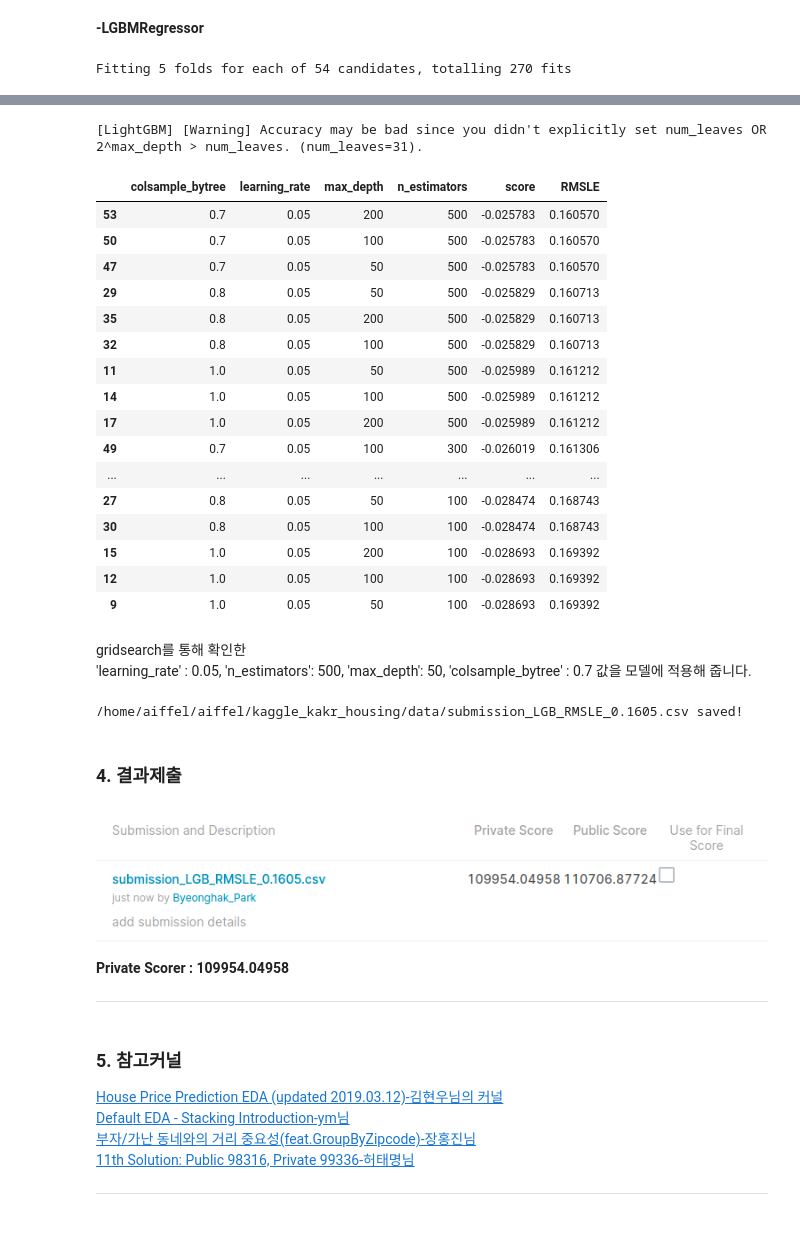
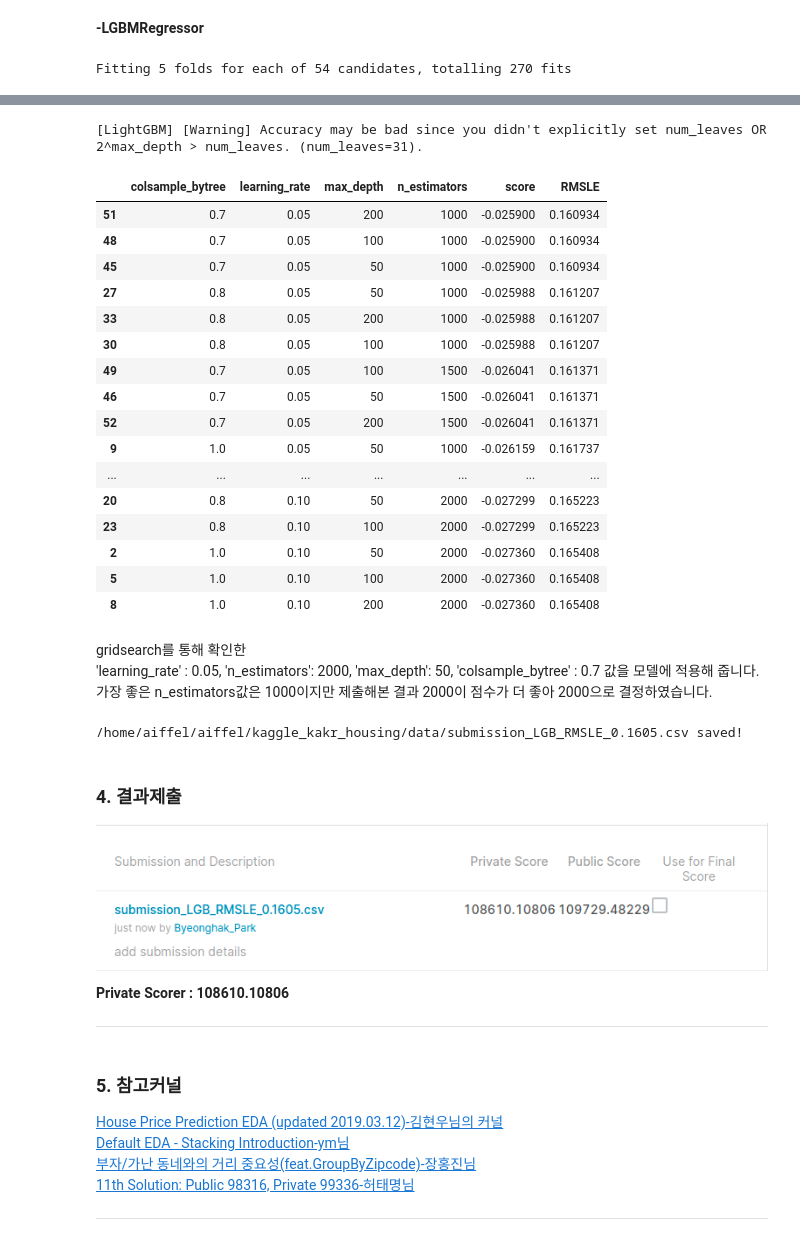
Before and after one commit to Ethan0625/I_need_more_time, a Jupyter notebook: Project/kaggle_kakr_housing/House Price Prediction 2021.ipynb, the cells around one changed output, grey strips where cells are left out. Drawn from its saved outputs; the diff is of its cells as text; code cells hidden in the pictures.

```diff
--- a/Project/kaggle_kakr_housing/House Price Prediction 2021.ipynb
+++ b/Project/kaggle_kakr_housing/House Price Prediction 2021.ipynb
@@ -563,7 +563,7 @@ def my_GridSearch(model, train, y, param_grid, verbose=2, n_jobs=5):
 **-LGBMRegressor**
 # %%
 param_grid = {
-    'learning_rate' : [0.1, 0.05], 'n_estimators': [100, 300, 500],
+    'learning_rate' : [0.1, 0.05], 'n_estimators': [1000, 1500, 2000],
     'max_depth': [50, 100,200], 'colsample_bytree' : [1.0, 0.8, 0.7],
 }
 
@@ -578,26 +578,27 @@ Fitting 5 folds for each of 54 candidates, totalling 270 fits
 [LightGBM] [Warning] Accuracy may be bad since you didn't explicitly set num_leaves OR 2^max_depth > num_leaves. (num_leaves=31).
 |  | colsample_bytree | learning_rate | max_depth | n_estimators | score | RMSLE |
-| 53 | 0.7 | 0.05 | 200 | 500 | -0.025783 | 0.160570 |
-| 50 | 0.7 | 0.05 | 100 | 500 | -0.025783 | 0.160570 |
-| 47 | 0.7 | 0.05 | 50 | 500 | -0.025783 | 0.160570 |
-| 29 | 0.8 | 0.05 | 50 | 500 | -0.025829 | 0.160713 |
-| 35 | 0.8 | 0.05 | 200 | 500 | -0.025829 | 0.160713 |
-| 32 | 0.8 | 0.05 | 100 | 500 | -0.025829 | 0.160713 |
-| 11 | 1.0 | 0.05 | 50 | 500 | -0.025989 | 0.161212 |
-| 14 | 1.0 | 0.05 | 100 | 500 | -0.025989 | 0.161212 |
-| 17 | 1.0 | 0.05 | 200 | 500 | -0.025989 | 0.161212 |
-| 49 | 0.7 | 0.05 | 100 | 300 | -0.026019 | 0.161306 |
+| 51 | 0.7 | 0.05 | 200 | 1000 | -0.025900 | 0.160934 |
+| 48 | 0.7 | 0.05 | 100 | 1000 | -0.025900 | 0.160934 |
+| 45 | 0.7 | 0.05 | 50 | 1000 | -0.025900 | 0.160934 |
+| 27 | 0.8 | 0.05 | 50 | 1000 | -0.025988 | 0.161207 |
+| 33 | 0.8 | 0.05 | 200 | 1000 | -0.025988 | 0.161207 |
+| 30 | 0.8 | 0.05 | 100 | 1000 | -0.025988 | 0.161207 |
+| 49 | 0.7 | 0.05 | 100 | 1500 | -0.026041 | 0.161371 |
+| 46 | 0.7 | 0.05 | 50 | 1500 | -0.026041 | 0.161371 |
+| 52 | 0.7 | 0.05 | 200 | 1500 | -0.026041 | 0.161371 |
+| 9 | 1.0 | 0.05 | 50 | 1000 | -0.026159 | 0.161737 |
 | ... | ... | ... | ... | ... | ... | ... |
-| 27 | 0.8 | 0.05 | 50 | 100 | -0.028474 | 0.168743 |
-| 30 | 0.8 | 0.05 | 100 | 100 | -0.028474 | 0.168743 |
-| 15 | 1.0 | 0.05 | 200 | 100 | -0.028693 | 0.169392 |
-| 12 | 1.0 | 0.05 | 100 | 100 | -0.028693 | 0.169392 |
-| 9 | 1.0 | 0.05 | 50 | 100 | -0.028693 | 0.169392 |
+| 20 | 0.8 | 0.10 | 50 | 2000 | -0.027299 | 0.165223 |
+| 23 | 0.8 | 0.10 | 100 | 2000 | -0.027299 | 0.165223 |
+| 2 | 1.0 | 0.10 | 50 | 2000 | -0.027360 | 0.165408 |
+| 5 | 1.0 | 0.10 | 100 | 2000 | -0.027360 | 0.165408 |
+| 8 | 1.0 | 0.10 | 200 | 2000 | -0.027360 | 0.165408 |
 # %% [markdown]
 gridsearch를 통해 확인한
-'learning_rate' : 0.05, 'n_estimators': 500,
+'learning_rate' : 0.05, 'n_estimators': 2000,
 'max_depth': 50, 'colsample_bytree' : 0.7
 값을 모델에 적용해 줍니다.
+가장 좋은 n_estimators값은 1000이지만 제출해본 결과 2000이 점수가 더 좋아 2000으로 결정하였습니다.
 # %%
 lightgbm = lgb.LGBMRegressor(colsample_bytree=0.7,
                              learning_rate=0.05, max_depth=200,
@@ -621,9 +622,9 @@ save_submission(lightgbm, x_train, y_train, test, 'LGB', '0.1605')
 /home/aiffel/aiffel/kaggle_kakr_housing/data/submission_LGB_RMSLE_0.1605.csv saved!
 # %% [markdown]
 ### 4. 결과제출
-![image.png](attachment:image.png)
+![image-2.png](attachment:image-2.png)
 
-**Private Scorer : 109954.04958**
+**Private Scorer : 108610.10806**
 ***
 # %% [markdown]
 ### 5. 참고커널
```
Also changed, not shown: parts of 2 cells of this notebook, 2 other files.
